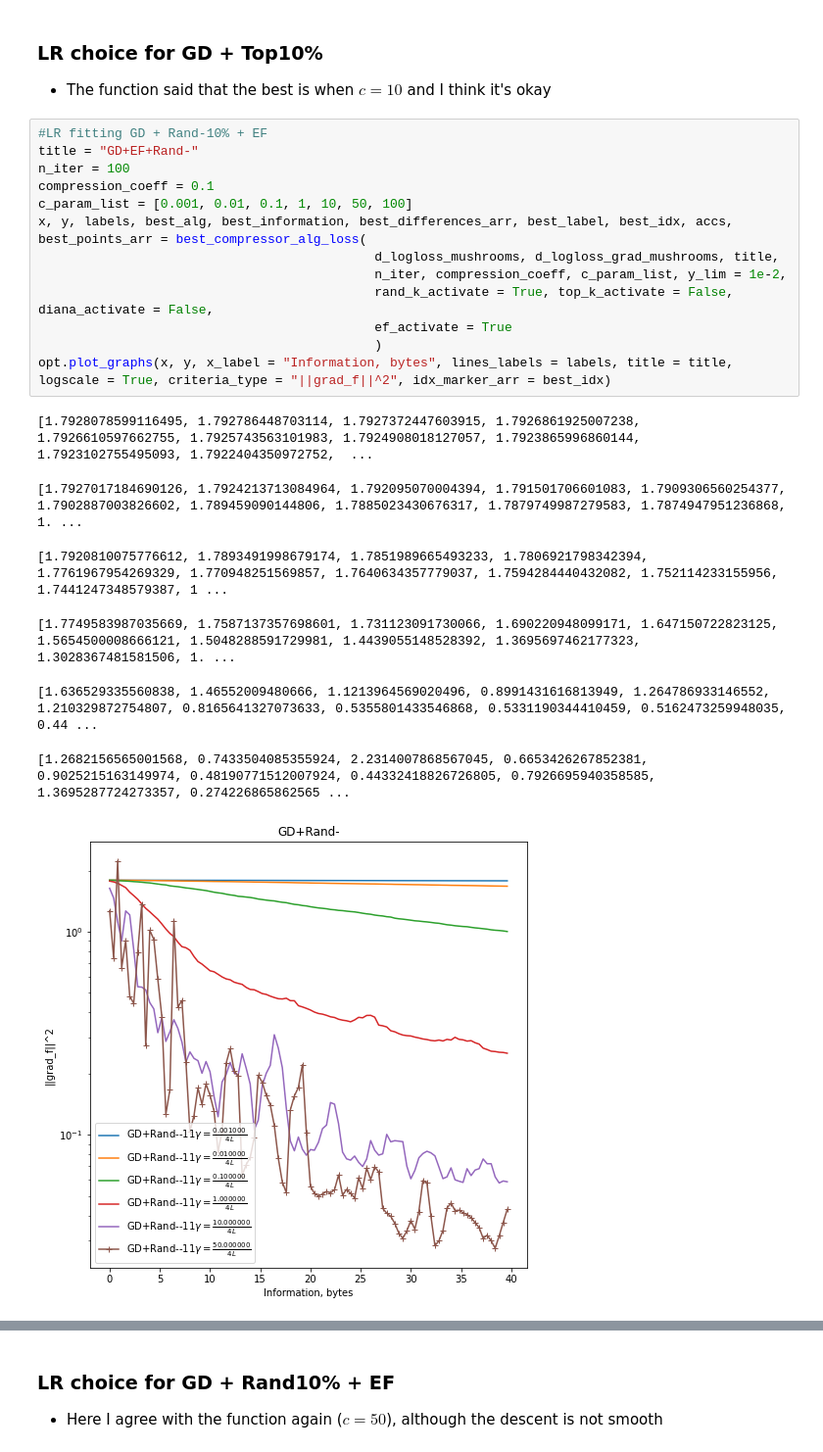
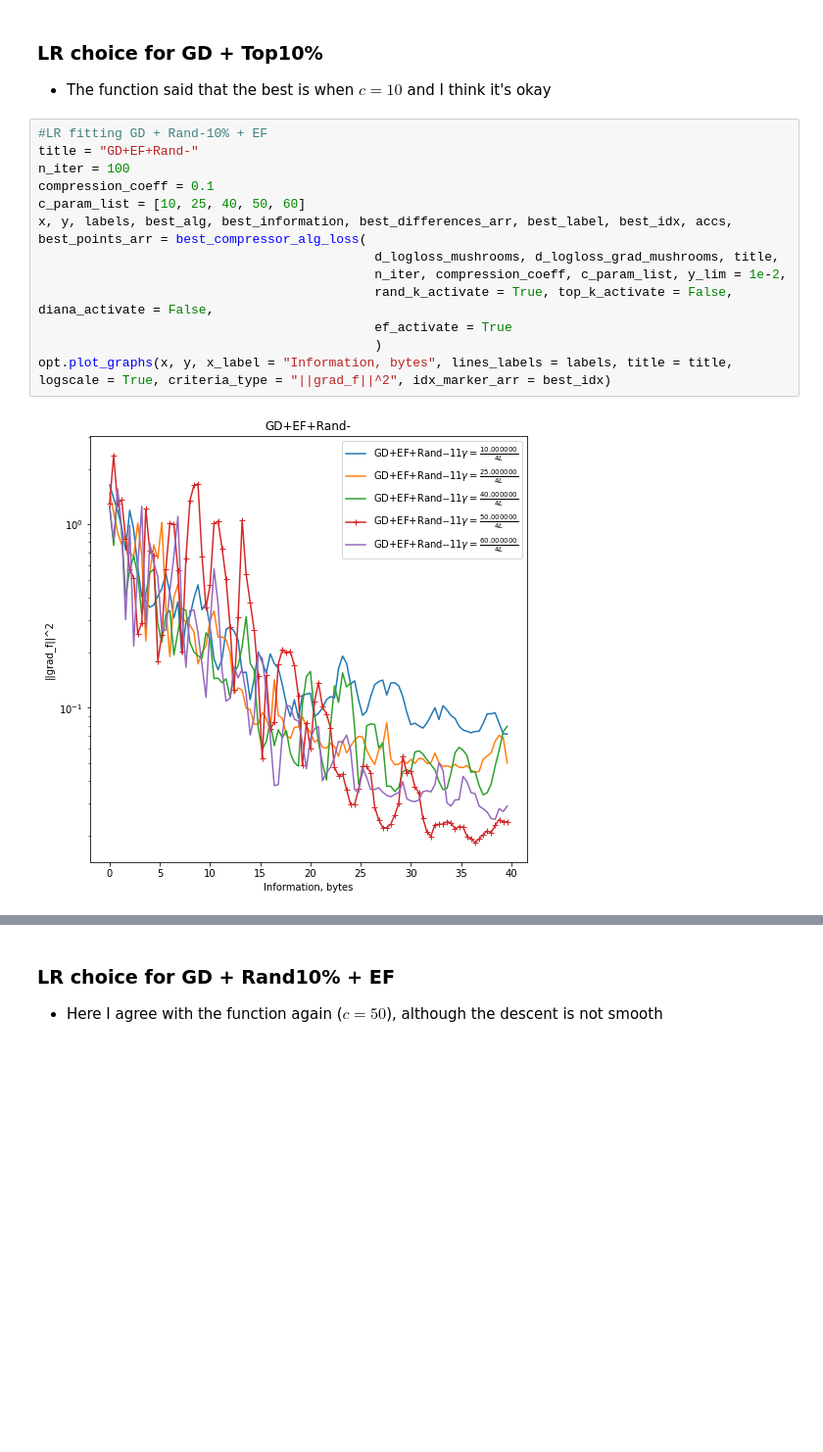
Before and after one commit to k2a07/MIPT-homeworks, a Jupyter notebook: Acharya_Kirill_Optimization_HW_7.ipynb, the cells around one changed output, grey strips where cells are left out. Shown at 98% size. Saved outputs shown, nothing was run; the diff lists cells and outputs as text; blank space fills up the shorter version.

```diff
--- a/Acharya_Kirill_Optimization_HW_7.ipynb
+++ b/Acharya_Kirill_Optimization_HW_7.ipynb
@@ -475,22 +465,16 @@ specific_slice_num += 1
 # %%
 #LR fitting GD + Rand-10% + EF
 title = "GD+EF+Rand-"
 n_iter = 100
 compression_coeff = 0.1
-c_param_list = [0.001, 0.01, 0.1, 1, 10, 50, 100]
+c_param_list = [10, 25, 40, 50, 60]
 x, y, labels, best_alg, best_information, best_differences_arr, best_label, best_idx, accs, best_points_arr = best_compressor_alg_loss(
                                             d_logloss_mushrooms, d_logloss_grad_mushrooms, title,
                                             n_iter, compression_coeff, c_param_list, y_lim = 1e-2,
                                             rand_k_activate = True, top_k_activate = False, diana_activate = False,
                                             ef_activate = True
                                             )
 opt.plot_graphs(x, y, x_label = "Information, bytes", lines_labels = labels, title = title, logscale = True, criteria_type = "||grad_f||^2", idx_marker_arr = best_idx)
 # %% [output]
-[1.7928078599116495, 1.792786448703114, 1.7927372447603915, 1.7926861925007238, 1.7926610597662755, 1.7925743563101983, 1.7924908018127057, 1.7923865996860144, 1.7923102755495093, 1.7922404350972752,  ...
-[1.7927017184690126, 1.7924213713084964, 1.792095070004394, 1.791501706601083, 1.7909306560254377, 1.7902887003826602, 1.789459090144806, 1.7885023430676317, 1.7879749987279583, 1.7874947951236868, 1. ...
-[1.7920810075776612, 1.7893491998679174, 1.7851989665493233, 1.7806921798342394, 1.7761967954269329, 1.770948251569857, 1.7640634357779037, 1.7594284440432082, 1.752114233155956, 1.7441247348579387, 1 ...
-[1.7749583987035669, 1.7587137357698601, 1.731123091730066, 1.690220948099171, 1.647150722823125, 1.5654500008666121, 1.5048288591729981, 1.4439055148528392, 1.3695697462177323, 1.3028367481581506, 1. ...
-[1.636529335560838, 1.46552009480666, 1.1213964569020496, 0.8991431616813949, 1.264786933146552, 1.210329872754807, 0.8165641327073633, 0.5355801433546868, 0.5331190344410459, 0.5162473259948035, 0.44 ...
-[1.2682156565001568, 0.7433504085355924, 2.2314007868567045, 0.6653426267852381, 0.9025215163149974, 0.48190771512007924, 0.44332418826726805, 0.7926695940358585, 1.3695287724273357, 0.274226865862565 ...
-[figure, old version]
+[figure, new version]
 # %%
```
Also changed, not shown: parts of 24 cells of this notebook.
